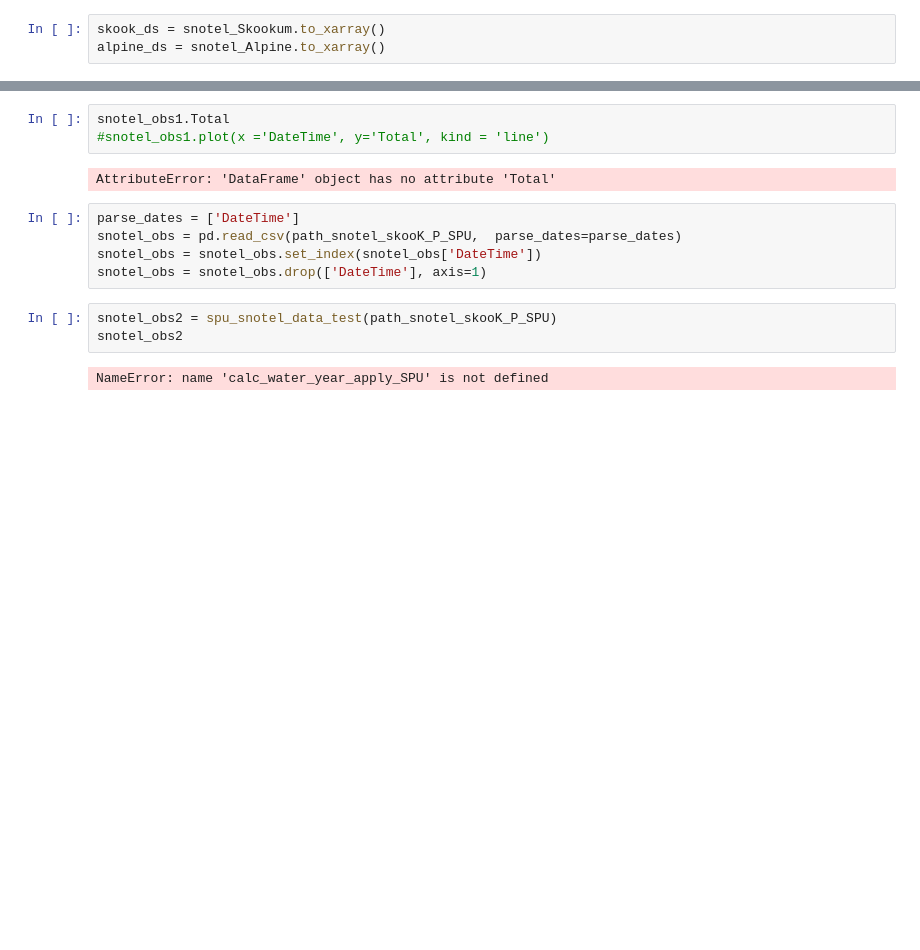
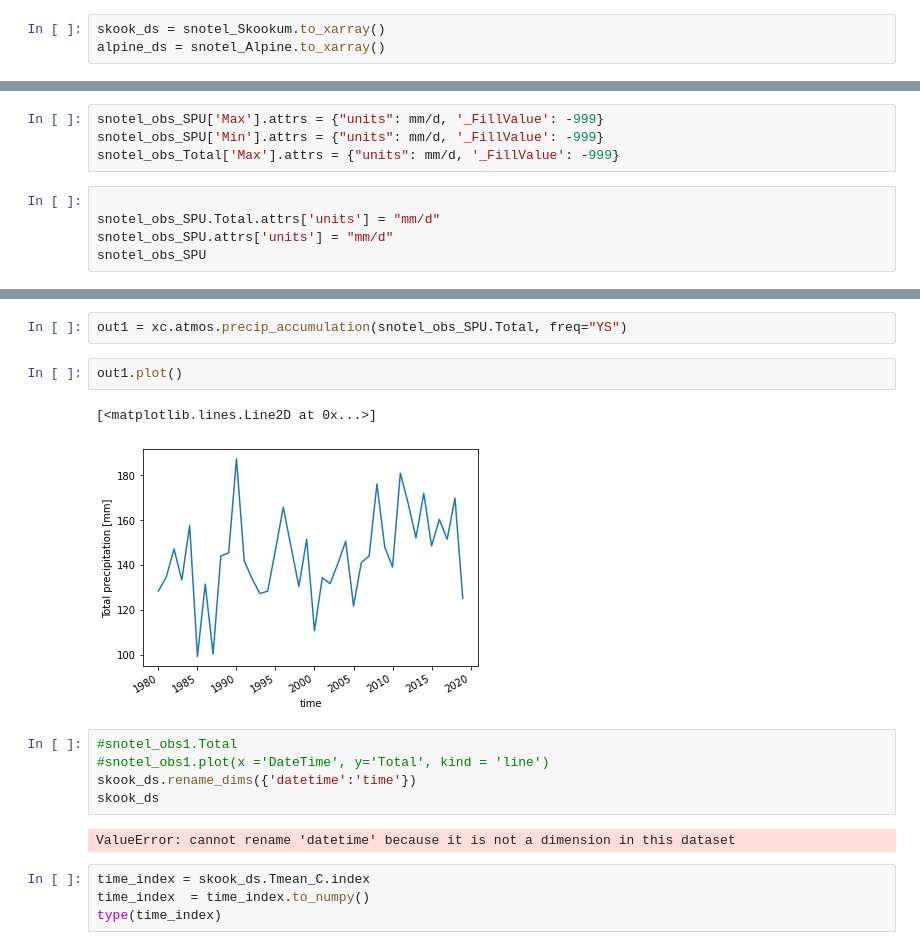
Before and after one commit to NCristea/Snow_SCL, a Jupyter notebook: compare_datasets.ipynb, the cells around one changed output, grey strips where cells are left out. Saved outputs shown, nothing was run; the diff lists cells and outputs as text; blank space fills up the shorter version.

```diff
--- a/compare_datasets.ipynb
+++ b/compare_datasets.ipynb
@@ -116,0 +95,9 @@ snotel_obs1
+# %%
+snotel_obs_SPU['Max'].attrs = {"units": mm/d, '_FillValue': -999}
+snotel_obs_SPU['Min'].attrs = {"units": mm/d, '_FillValue': -999}
+snotel_obs_Total['Max'].attrs = {"units": mm/d, '_FillValue': -999}
+# %%
+
+snotel_obs_SPU.Total.attrs['units'] = "mm/d"
+snotel_obs_SPU.attrs['units'] = "mm/d"
+snotel_obs_SPU
@@ -117,15 +118,18 @@ snotel_obs1
+# %%
+out1 = xc.atmos.precip_accumulation(snotel_obs_SPU.Total, freq="YS")
+# %%
+out1.plot()
+# %% [output]
+[<matplotlib.lines.Line2D at 0x...>]
+[figure, added]
 # %%
-snotel_obs1.Total
+#snotel_obs1.Total
 #snotel_obs1.plot(x ='DateTime', y='Total', kind = 'line')
+skook_ds.rename_dims({'datetime':'time'})
+skook_ds
 # %% [output]
-AttributeError: 'DataFrame' object has no attribute 'Total'
+ValueError: cannot rename 'datetime' because it is not a dimension in this dataset
-# %%
-parse_dates = ['DateTime']
-snotel_obs = pd.read_csv(path_snotel_skooK_P_SPU,  parse_dates=parse_dates)
-snotel_obs = snotel_obs.set_index(snotel_obs['DateTime'])
-snotel_obs = snotel_obs.drop(['DateTime'], axis=1)
-# %%
-snotel_obs2 = spu_snotel_data_test(path_snotel_skooK_P_SPU)
-snotel_obs2
-# %% [output]
-NameError: name 'calc_water_year_apply_SPU' is not defined
+# %%
+time_index = skook_ds.Tmean_C.index
+time_index  = time_index.to_numpy()
+type(time_index)
```
Also changed, not shown: parts of 24 cells of this notebook, 6 other files.
